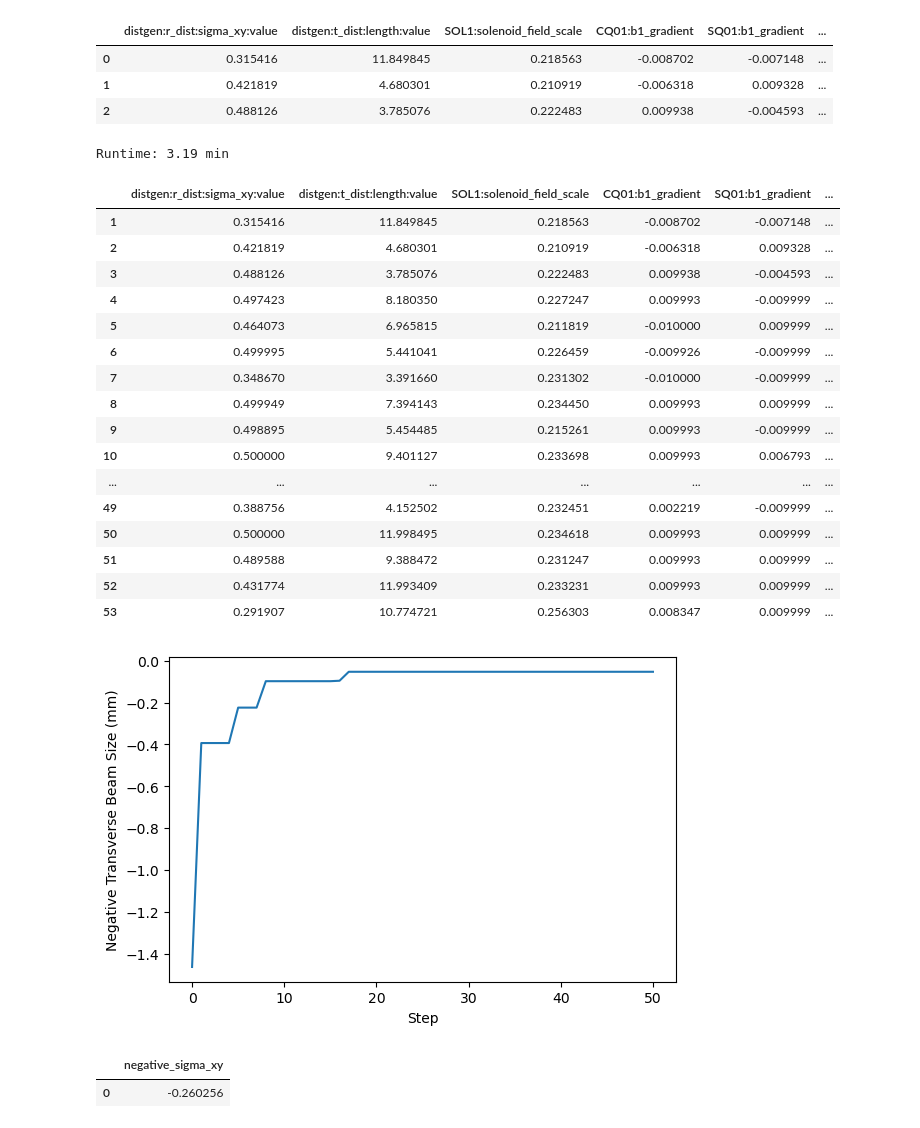
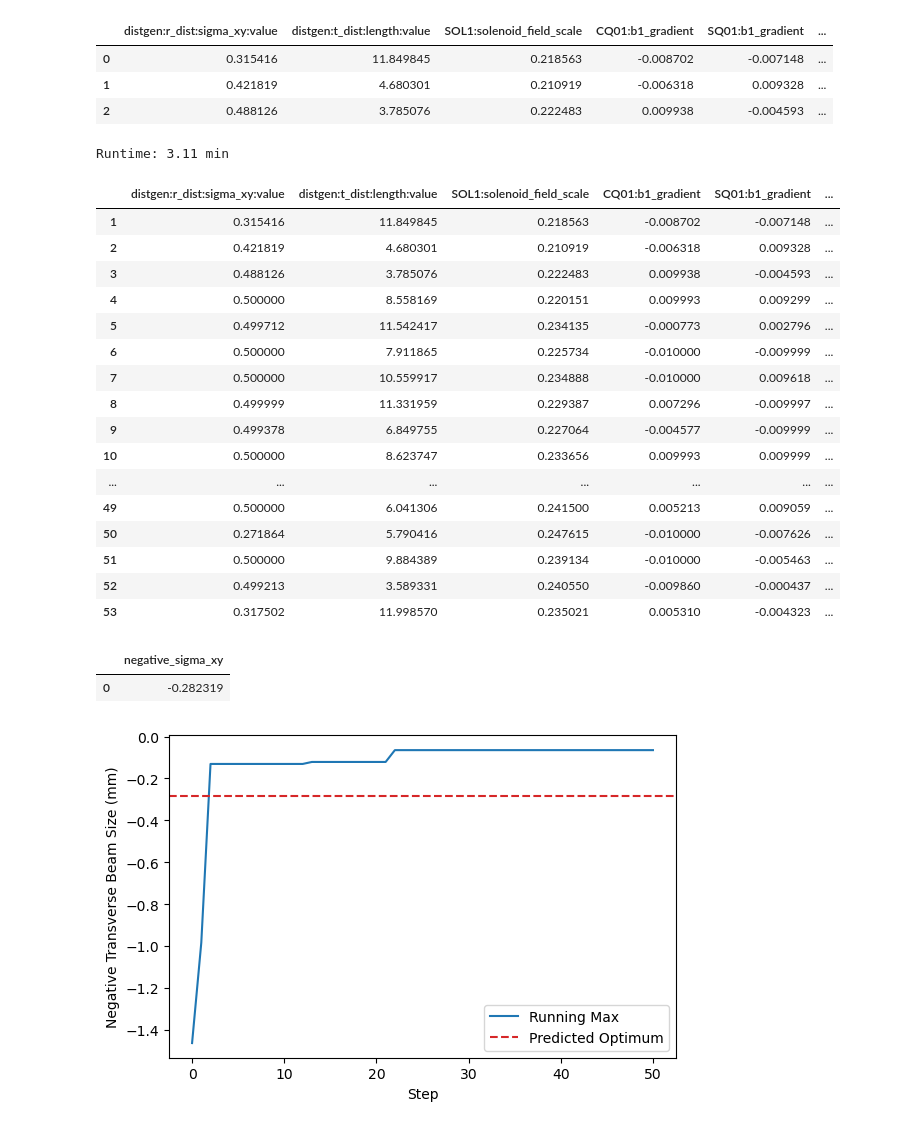
Before and after one commit to t-bz/SLAC_Xopt, a Jupyter notebook: NN_prior/bo_with_dynamic_mean.ipynb, the cells around one changed output. Saved outputs shown, nothing was run; the diff lists cells and outputs as text; code cells hidden in the pictures.

```diff
--- a/NN_prior/bo_with_dynamic_mean.ipynb
+++ b/NN_prior/bo_with_dynamic_mean.ipynb
@@ -51,8 +58,9 @@ corr_module = LUMEModule(corr_model, vocs.variable_names, ["sigma_x", "sigma_y"]
 mean_kwargs["model"] = Objective(corr_module)
 # %%
 # generate initial data set
-inputs_init = pd.DataFrame(vocs.random_inputs(n=n_init, seed=0))
-outputs = [evaluate(inputs_init.to_dict(orient="index")[i])[objective_name] for i in range(len(inputs_init))]
+n_init = 3
+inputs_init = pd.DataFrame(vocs.random_inputs(n=n_init, seed=rng_seed))
+outputs = [evaluate(inputs_init.to_dict(orient="index")[i])[objective_name] for i in range(n_init)]
 outputs_init = pd.DataFrame({objective_name: outputs})
 data_init = pd.concat([inputs_init, outputs_init], axis=1)
 data_init
@@ -63,36 +71,38 @@ data_init
 | 2 | 0.488126 | 3.785076 | 0.222483 | 0.009938 | -0.004593 | ... |
 # %%
 # run BO
+n_step = 50
 t0 = time.time()
 
 # define dynamic custom mean
 mean_kwargs["step"] = 0
-model_options = ModelOptions(
-    name="trainable_mean_standard",
+model_constructor = StandardModelConstructor(
     mean_modules={objective_name: mean_class(**mean_kwargs)},
+    trainable_mean_keys=[objective_name],
 )
+
 # Xopt definition
-optim_options = OptimOptions(num_restarts=5, raw_samples=20)
-if acq_name == "EI":
-    generator_options = BayesianOptions(model=model_options, optim=optim_options)
-    generator = ExpectedImprovementGenerator(vocs, options=generator_options)
-else:
-    generator_options = UCBOptions(model=model_options, optim=optim_options)
-    generator = UpperConfidenceBoundGenerator(vocs, options=generator_options)
+numerical_optimizer = LBFGSOptimizer(n_restarts=5, n_raw_samples=20)
+generator_lookup = {"EI": ExpectedImprovementGenerator, "UCB": UpperConfidenceBoundGenerator}
+generator = generator_lookup[acq_name](
+    vocs=vocs,
+    model_constructor=model_constructor,
+    numerical_optimizer=numerical_optimizer,
+)
 evaluator = Evaluator(function=evaluate)
 X = Xopt(generator=generator, evaluator=evaluator, vocs=vocs, data=data_init)
 
 for i_step in range(n_step):
     # update dynamic custom mean
     mean_kwargs["step"] = i_step
-    X.generator.options.model.mean_modules[objective_name] = mean_class(**mean_kwargs)
+    X.generator.model_constructor.mean_modules[objective_name] = mean_class(**mean_kwargs)
     # optimization step
     X.step()
 
 # print runtime
 print_runtime(t0, time.time())
 # %% [output]
-Runtime: 3.19 min
+Runtime: 3.11 min
 # %%
 # print data set
 X.data
@@ -101,33 +111,35 @@ X.data
 | 1 | 0.315416 | 11.849845 | 0.218563 | -0.008702 | -0.007148 | ... |
 | 2 | 0.421819 | 4.680301 | 0.210919 | -0.006318 | 0.009328 | ... |
 | 3 | 0.488126 | 3.785076 | 0.222483 | 0.009938 | -0.004593 | ... |
-| 4 | 0.497423 | 8.180350 | 0.227247 | 0.009993 | -0.009999 | ... |
-| 5 | 0.464073 | 6.965815 | 0.211819 | -0.010000 | 0.009999 | ... |
-| 6 | 0.499995 | 5.441041 | 0.226459 | -0.009926 | -0.009999 | ... |
-| 7 | 0.348670 | 3.391660 | 0.231302 | -0.010000 | -0.009999 | ... |
-| 8 | 0.499949 | 7.394143 | 0.234450 | 0.009993 | 0.009999 | ... |
-| 9 | 0.498895 | 5.454485 | 0.215261 | 0.009993 | -0.009999 | ... |
-| 10 | 0.500000 | 9.401127 | 0.233698 | 0.009993 | 0.006793 | ... |
+| 4 | 0.500000 | 8.558169 | 0.220151 | 0.009993 | 0.009299 | ... |
+| 5 | 0.499712 | 11.542417 | 0.234135 | -0.000773 | 0.002796 | ... |
+| 6 | 0.500000 | 7.911865 | 0.225734 | -0.010000 | -0.009999 | ... |
+| 7 | 0.500000 | 10.559917 | 0.234888 | -0.010000 | 0.009618 | ... |
+| 8 | 0.499999 | 11.331959 | 0.229387 | 0.007296 | -0.009997 | ... |
+| 9 | 0.499378 | 6.849755 | 0.227064 | -0.004577 | -0.009999 | ... |
+| 10 | 0.500000 | 8.623747 | 0.233656 | 0.009993 | 0.009999 | ... |
 | ... | ... | ... | ... | ... | ... | ... |
-| 49 | 0.388756 | 4.152502 | 0.232451 | 0.002219 | -0.009999 | ... |
-| 50 | 0.500000 | 11.998495 | 0.234618 | 0.009993 | 0.009999 | ... |
-| 51 | 0.489588 | 9.388472 | 0.231247 | 0.009993 | 0.009999 | ... |
-| 52 | 0.431774 | 11.993409 | 0.233231 | 0.009993 | 0.009999 | ... |
-| 53 | 0.291907 | 10.774721 | 0.256303 | 0.008347 | 0.009999 | ... |
+| 49 | 0.500000 | 6.041306 | 0.241500 | 0.005213 | 0.009059 | ... |
+| 50 | 0.271864 | 5.790416 | 0.247615 | -0.010000 | -0.007626 | ... |
+| 51 | 0.500000 | 9.884389 | 0.239134 | -0.010000 | -0.005463 | ... |
+| 52 | 0.499213 | 3.589331 | 0.240550 | -0.009860 | -0.000437 | ... |
+| 53 | 0.317502 | 11.998570 | 0.235021 | 0.005310 | -0.004323 | ... |
+# %%
+x_optimum = X.generator.get_optimum()
+y_optimum = pd.DataFrame(evaluate(x_optimum.to_dict("index")[0]), index=[0])
+y_optimum
+# %% [output]
+|  | negative_sigma_xy |
+| 0 | -0.282319 |
 # %%
 fig, ax = plt.subplots(1, 1, figsize=(6, 4))
 x = torch.arange(n_step + 1)
 y = torch.from_numpy(X.data[objective_name].values)
-ax.plot(x, running_max(y.squeeze())[n_init - 1:], "C0-")
+ax.plot(x, running_max(y.squeeze())[n_init - 1:], "C0-", label="Running Max")
+ax.axhline(y=y_optimum[objective_name][0], color="C3", linestyle="--", label="Predicted Optimum")
 ax.set_xlabel("Step")
 ax.set_ylabel("{} ({})".format(ground_truth.name, ground_truth.unit))
+ax.legend()
 fig.tight_layout()
 # %% [output]
-[figure, old version]
+[figure, new version]
-# %%
-x_optimum = X.generator.get_optimum()
-y_optimum = pd.DataFrame(evaluate(x_optimum.to_dict("index")[0]), index=[0])
-y_optimum
-# %% [output]
-|  | negative_sigma_xy |
-| 0 | -0.260256 |
```
Also changed, not shown: parts of 3 cells of this notebook, 5 other files.
